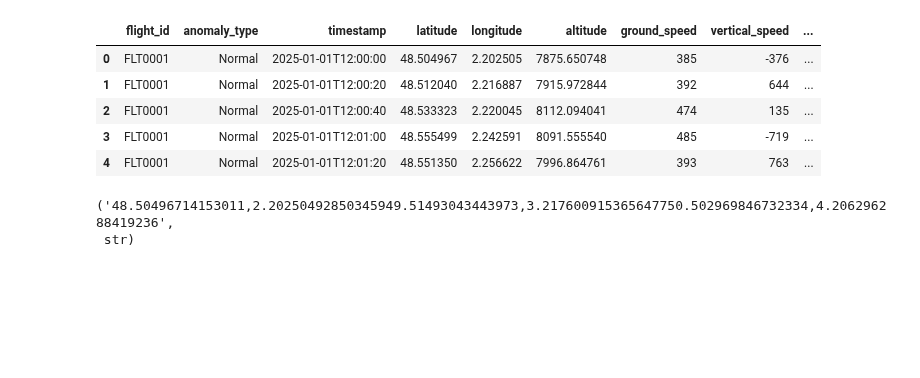
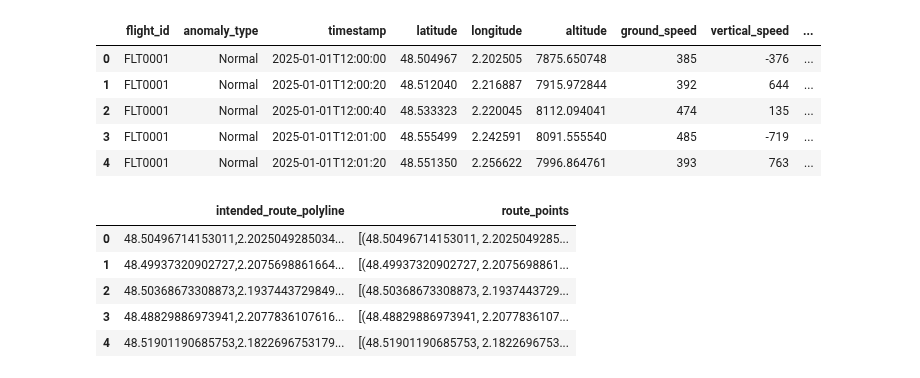
Before and after one commit to MGentieu/Data_analytics_aircraft_messages, a Jupyter notebook: Projet/GENTIEU_GOUESSE_Projet.ipynb, the cells around one changed output. Drawn from its saved outputs; the diff is of its cells as text; code cells hidden in the pictures; blank space fills up the shorter version.

```diff
--- a/Projet/GENTIEU_GOUESSE_Projet.ipynb
+++ b/Projet/GENTIEU_GOUESSE_Projet.ipynb
@@ -226,16 +225,23 @@ df.head()
 | 3 | FLT0001 | Normal | 2025-01-01T12:01:00 | 48.555499 | 2.242591 | 8091.555540 | 485 | -719 | ... |
 | 4 | FLT0001 | Normal | 2025-01-01T12:01:20 | 48.551350 | 2.256622 | 7996.864761 | 393 | 763 | ... |
 # %%
+df["intended_route_polyline"]=df["intended_route_polyline"].astype(str)
+
 def decode_polyline(polyline):
   if not isinstance(polyline, str):
     return []
   try:
     pts = polyline.split(';')
     return [tuple(map(float, p.split(','))) for p in pts]
   except:
     return []
 
-df["intended_route_polyline"].iloc[0], type(df["intended_route_polyline"].iloc[0])
+df["route_points"]=df["intended_route_polyline"].apply(decode_polyline)
+df[["intended_route_polyline", "route_points"]].head()
 # %% [output]
-('48.50496714153011,2.20250492850345949.51493043443973,3.217600915365647750.502969846732334,4.206296288419236',
- str)
+|  | intended_route_polyline | route_points |
+| 0 | 48.50496714153011,2.2025049285034... | [(48.50496714153011, 2.2025049285... |
+| 1 | 48.49937320902727,2.2075698861664... | [(48.49937320902727, 2.2075698861... |
+| 2 | 48.50368673308873,2.1937443729849... | [(48.50368673308873, 2.1937443729... |
+| 3 | 48.48829886973941,2.2077836107616... | [(48.48829886973941, 2.2077836107... |
+| 4 | 48.51901190685753,2.1822696753179... | [(48.51901190685753, 2.1822696753... |
```
Also changed, not shown: parts of 8 cells of this notebook.
